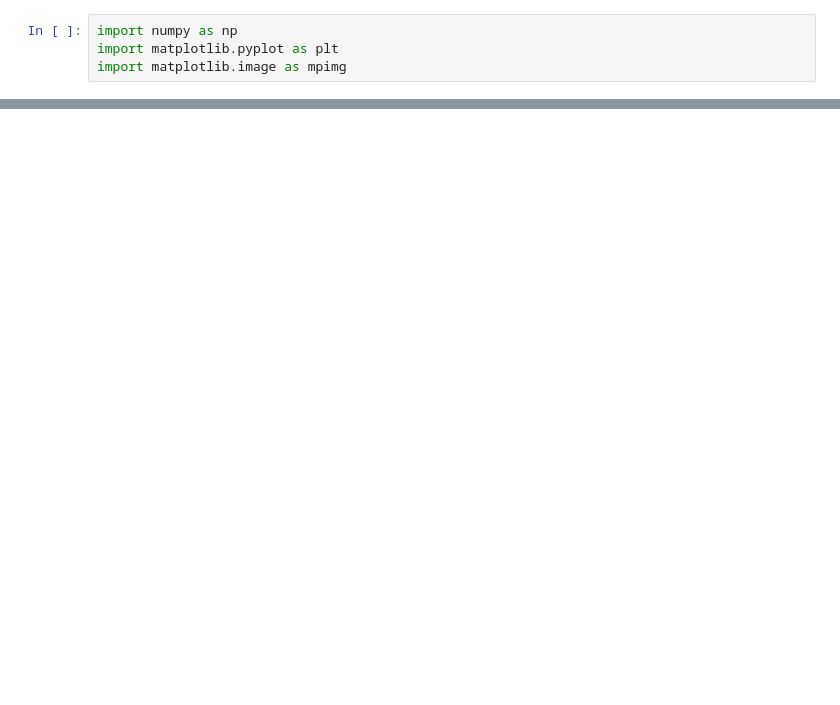
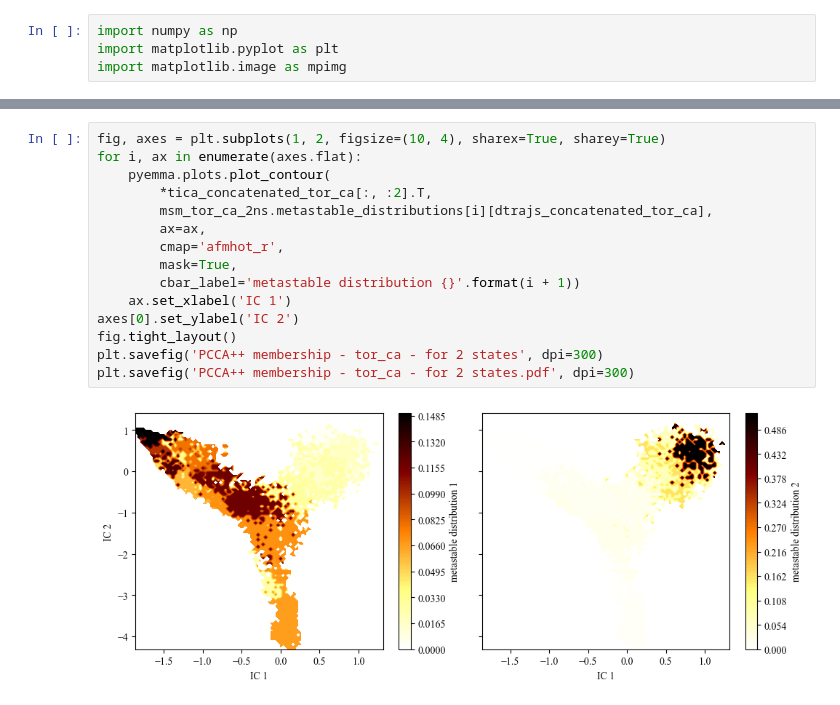
Before and after one commit to kitk4t95/MSM_notebooks, a Jupyter notebook: MSMs_a2.5_corrected_aligned_25.ipynb, the cells around one changed output, grey strips where cells are left out. Drawn from its saved outputs; the diff is of its cells as text; blank space fills up the shorter version.

```diff
--- a/MSMs_a2.5_corrected_aligned_25.ipynb
+++ b/MSMs_a2.5_corrected_aligned_25.ipynb
@@ -709,0 +839,17 @@ Text(0.5, 1.05, 'State 3-aligned')
+# %%
+fig, axes = plt.subplots(1, 2, figsize=(10, 4), sharex=True, sharey=True)
+for i, ax in enumerate(axes.flat):
+    pyemma.plots.plot_contour(
+        *tica_concatenated_tor_ca[:, :2].T,
+        msm_tor_ca_2ns.metastable_distributions[i][dtrajs_concatenated_tor_ca],
+        ax=ax,
+        cmap='afmhot_r',
+        mask=True,
+        cbar_label='metastable distribution {}'.format(i + 1))
+    ax.set_xlabel('IC 1')
+axes[0].set_ylabel('IC 2')
+fig.tight_layout()
+plt.savefig('PCCA++ membership - tor_ca - for 2 states', dpi=300)
+plt.savefig('PCCA++ membership - tor_ca - for 2 states.pdf', dpi=300)
+# %% [output]
+[figure, added]
```
Also changed, not shown: parts of 19 cells of this notebook, 8 other files.
